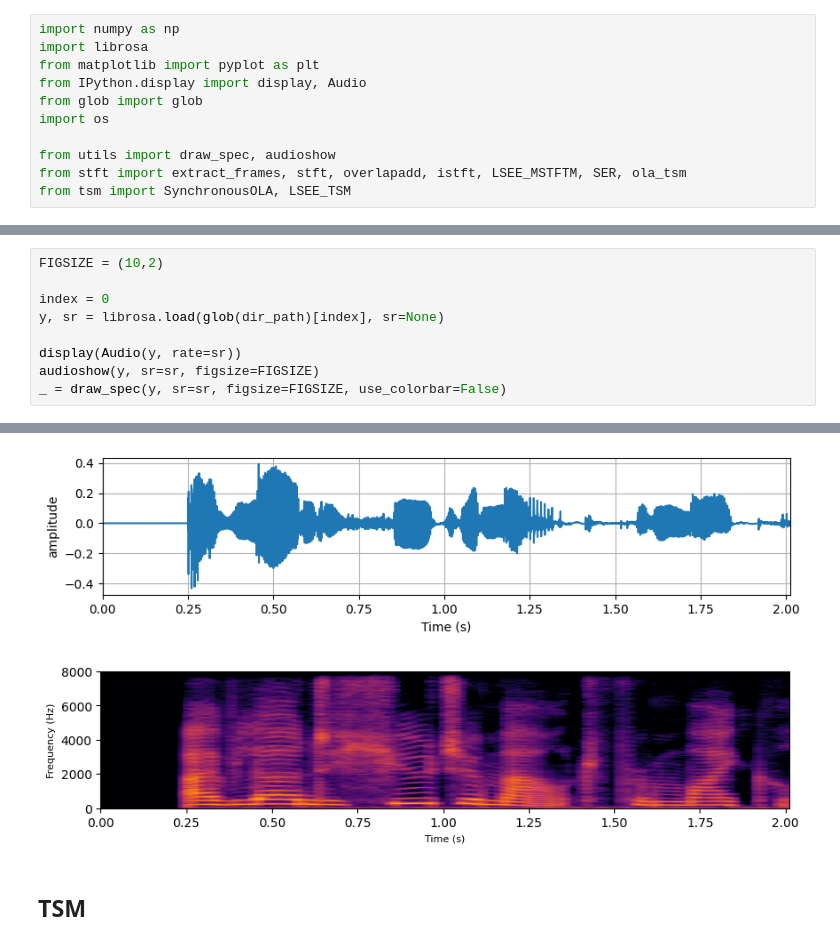
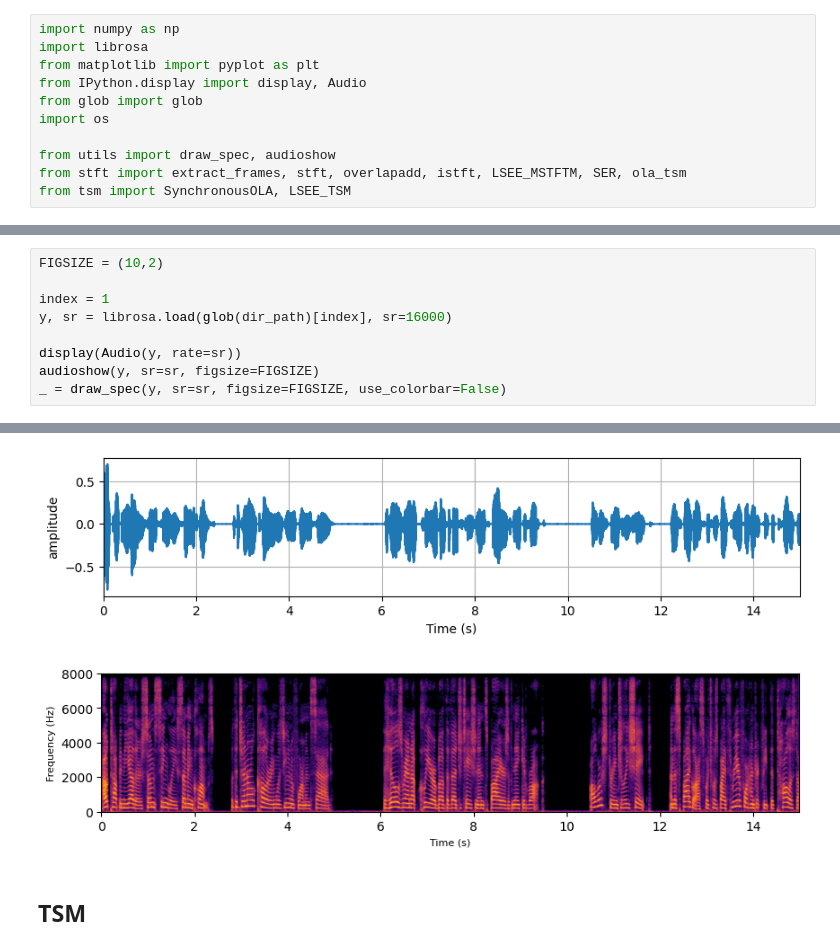
Before and after one commit to woongzip1/ssp_tsm, a Jupyter notebook: demo.ipynb, the cells around one changed output, grey strips where cells are left out. Saved outputs shown, nothing was run; the diff lists cells and outputs as text.

```diff
--- a/demo.ipynb
+++ b/demo.ipynb
@@ -18,16 +19,16 @@ for i in range(len(glob(dir_path))):
 # %%
 FIGSIZE = (10,2)
 
-index = 0
-y, sr = librosa.load(glob(dir_path)[index], sr=None)
+index = 1
+y, sr = librosa.load(glob(dir_path)[index], sr=16000)
 
 display(Audio(y, rate=sr))
 audioshow(y, sr=sr, figsize=FIGSIZE)
 _ = draw_spec(y, sr=sr, figsize=FIGSIZE, use_colorbar=False)
 # %% [output]
 [interactive output not drawn]
-[figure, old version]
+[figure, new version]
-[figure, old version]
+[figure, new version]
 # %% [markdown]
 ## TSM
 # %%
```
Also changed, not shown: parts of 5 cells of this notebook, 6 other files.
